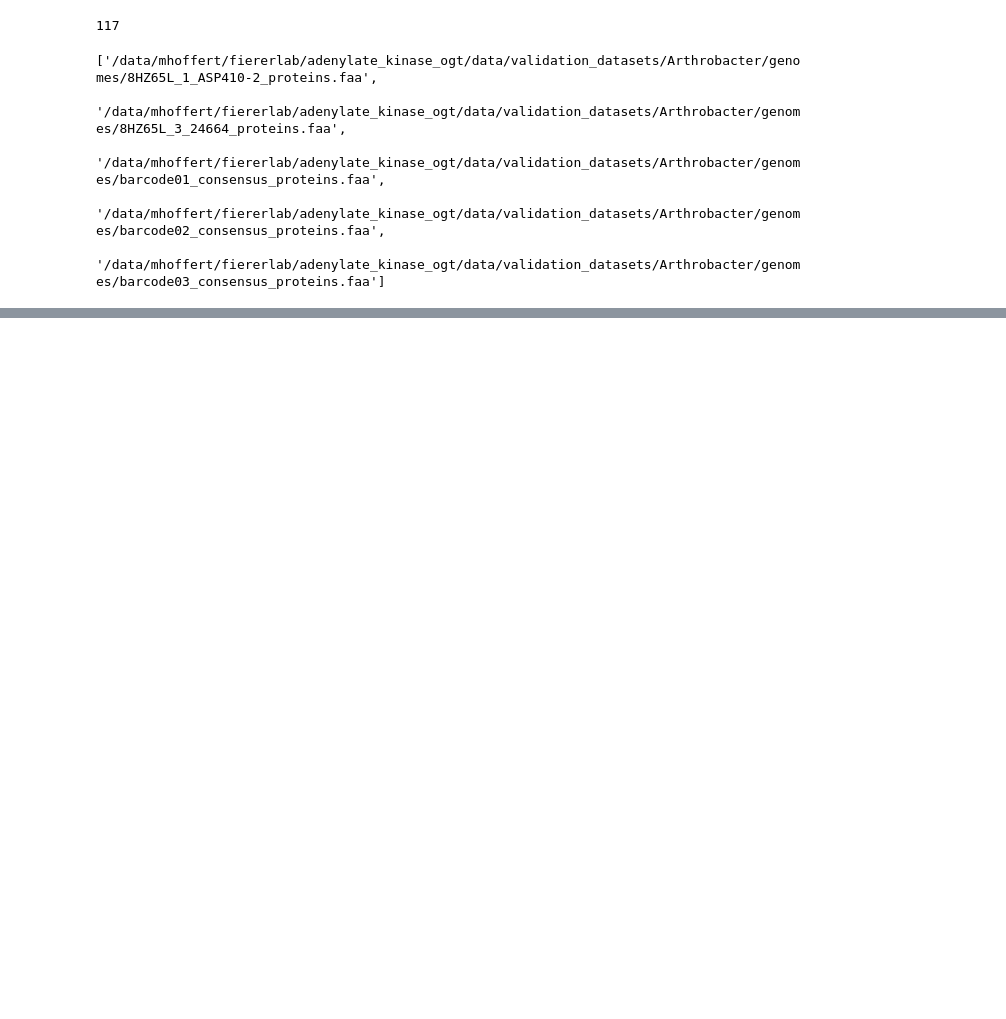
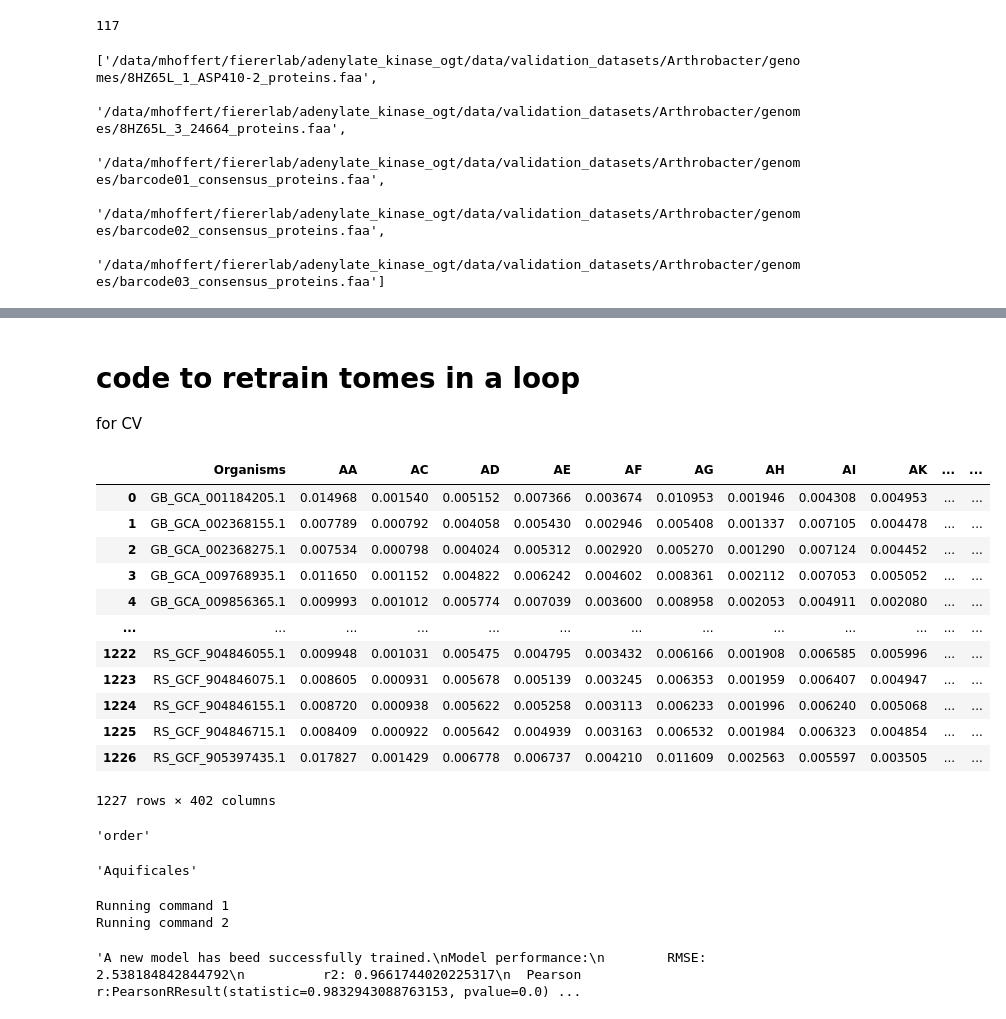
Before and after one commit to realmichaelhoffert/adenylate_kinase_ogt, a Jupyter notebook: notebooks/run_tomes.ipynb, the cells around one changed output, grey strips where cells are left out. Drawn from its saved outputs; the diff is of its cells as text; code cells hidden in the pictures; blank space fills up the shorter version.

Commit message:
code to run tomes for phylo CV and isolate figs in v3

```diff
--- a/notebooks/run_tomes.ipynb
+++ b/notebooks/run_tomes.ipynb
@@ -113,0 +174,20 @@ pd.concat(all_dimers, axis=1).T.reindex(columns=tomes_training_data.columns).to_
+# %% [markdown]
+# code to retrain tomes in a loop
+for CV
+# %%
+even_tome_data = pd.read_csv('/data/mhoffert/tools/Tome/tome/data/training_csvs/even_train2.csv')
+even_tome_data
+# %% [output]
+|  | Organisms | AA | AC | AD | AE | AF | AG | AH | AI | AK | ... | ... |
+| 0 | GB_GCA_001184205.1 | 0.014968 | 0.001540 | 0.005152 | 0.007366 | 0.003674 | 0.010953 | 0.001946 | 0.004308 | 0.004953 | ... | ... |
+| 1 | GB_GCA_002368155.1 | 0.007789 | 0.000792 | 0.004058 | 0.005430 | 0.002946 | 0.005408 | 0.001337 | 0.007105 | 0.004478 | ... | ... |
+| 2 | GB_GCA_002368275.1 | 0.007534 | 0.000798 | 0.004024 | 0.005312 | 0.002920 | 0.005270 | 0.001290 | 0.007124 | 0.004452 | ... | ... |
+| 3 | GB_GCA_009768935.1 | 0.011650 | 0.001152 | 0.004822 | 0.006242 | 0.004602 | 0.008361 | 0.002112 | 0.007053 | 0.005052 | ... | ... |
+| 4 | GB_GCA_009856365.1 | 0.009993 | 0.001012 | 0.005774 | 0.007039 | 0.003600 | 0.008958 | 0.002053 | 0.004911 | 0.002080 | ... | ... |
+| ... | ... | ... | ... | ... | ... | ... | ... | ... | ... | ... | ... | ... |
+| 1222 | RS_GCF_904846055.1 | 0.009948 | 0.001031 | 0.005475 | 0.004795 | 0.003432 | 0.006166 | 0.001908 | 0.006585 | 0.005996 | ... | ... |
+| 1223 | RS_GCF_904846075.1 | 0.008605 | 0.000931 | 0.005678 | 0.005139 | 0.003245 | 0.006353 | 0.001959 | 0.006407 | 0.004947 | ... | ... |
+| 1224 | RS_GCF_904846155.1 | 0.008720 | 0.000938 | 0.005622 | 0.005258 | 0.003113 | 0.006233 | 0.001996 | 0.006240 | 0.005068 | ... | ... |
+| 1225 | RS_GCF_904846715.1 | 0.008409 | 0.000922 | 0.005642 | 0.004939 | 0.003163 | 0.006532 | 0.001984 | 0.006323 | 0.004854 | ... | ... |
+| 1226 | RS_GCF_905397435.1 | 0.017827 | 0.001429 | 0.006778 | 0.006737 | 0.004210 | 0.011609 | 0.002563 | 0.005597 | 0.003505 | ... | ... |
+1227 rows × 402 columns
@@ -113,0 +198,54 @@ pd.concat(all_dimers, axis=1).T.reindex(columns=tomes_training_data.columns).to_
+# %%
+subset =  genome2tax.loc[[i[0] for i in even_msa_dataset], :].copy()
+logfile_text = ''
+for level_i, level in enumerate(subset.columns[2:]):
+    print(level)
+    for taxon in subset.loc[:, level].unique():
+        display(level, taxon)
+        logfile_text += '-'*50+'\n'
+        logfile_text += taxon+'\n'
+        logfile_text += '-'*50+'\n'
+        train_inds = [i for i in range(len(even_msa_dataset)) if subset.iloc[i, level_i+1] != taxon]
+        test_inds = [i for i in range(len(even_msa_dataset)) if subset.iloc[i, level_i+1] == taxon]
+
+        # add assert here to ensure no overlap of train and test
+        assert set(train_inds).intersection(set(test_inds)) == set(), 'train and test overlap'
+
+        # X_train = scaled_even_full[train_inds, :]
+        # y_train = even_temps[train_inds]
+        # X_test = scaled_even_full[test_inds, :]
+        # y_test = even_temps[test_inds]
+
+        even_tome_data.set_index('Organisms', drop=True).loc[[i.split('|')[1] for i in np.array(even_ids)[train_inds]], :].to_csv('/data/mhoffert/tools/Tome/tome/data/train.csv')
+
+        out_str = f'{taxon}_Tome_predictions.tsv'
+        print('Running command 1')
+        command1 = 'tome predOGT --train'
+        result1 = subprocess.run(command1, shell=True, capture_output=True)
+        logfile_text += result1.stdout.decode()
+
+        with open(os.path.join(out_base, 'retrain_logfile.txt'), 'w') as handle:
+            handle.write(logfile_text)
+
+        print('Running command 2')
+        command2 = f'tome predOGT --indir {base} --out {os.path.join(out_base, out_str)} -p 8 &'
+        result2 = subprocess.run(command2, shell=True, capture_output=True)
+        logfile_text += result2.stdout.decode()
+
+        print('Running command 3')
+        command3 = 'rm /data/mhoffert/tools/Tome/tome/data/train.csv'
+        result3 = subprocess.run(command3, shell=True, capture_output=True)
+
+        with open(os.path.join(out_base, 'retrain_logfile_cont.txt'), 'w') as handle:
+            handle.write(logfile_text)
+
+        clear_output(wait=True)
+# %% [output]
+'order'
+'Aquificales'
+Running command 1
+Running command 2
+# %%
+result1.stdout.decode()
+# %% [output]
+'A new model has beed successfully trained.\nModel performance:\n        RMSE: 2.538184842844792\n          r2: 0.9661744020225317\n  Pearson r:PearsonRResult(statistic=0.9832943088763153, pvalue=0.0) ...
```
Also changed, not shown: parts of 26 cells of this notebook.
